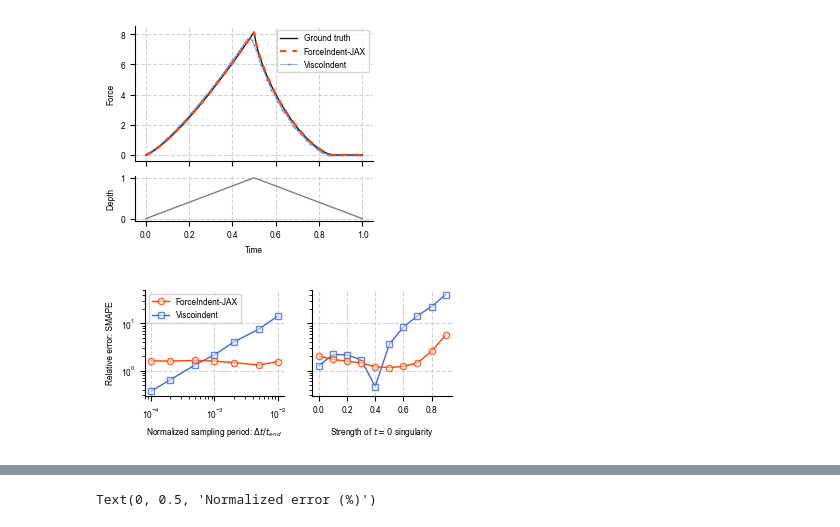
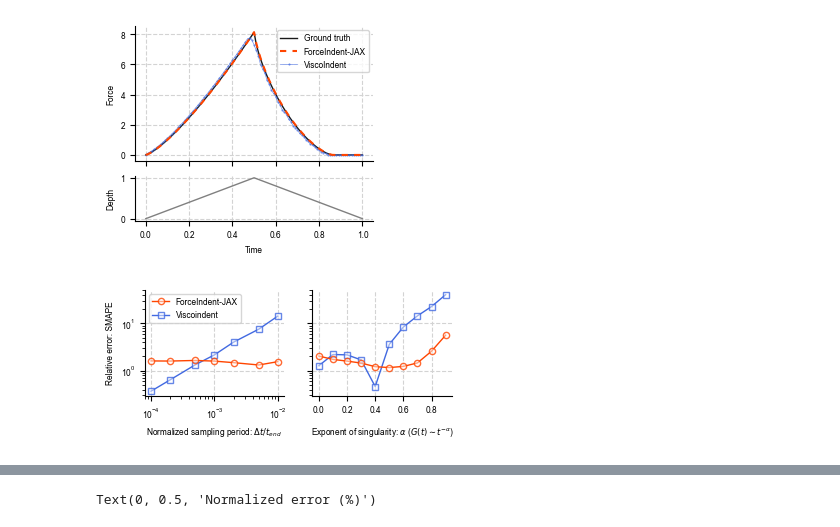
Before and after one commit to Jhko725/NeuralConstitutiveEq.jl, a Jupyter notebook: notebooks/1_framework_benchmarks.ipynb, the cells around one changed output, grey strips where cells are left out. Cells and saved outputs as stored; diff of their text form; code cells hidden in the pictures.

```diff
--- a/notebooks/1_framework_benchmarks.ipynb
+++ b/notebooks/1_framework_benchmarks.ipynb
@@ -214,35 +214,35 @@ connected_scatter_kwargs = {
     "ForceIndent-JAX": dict(
         color="orangered",
         marker="o",
         markersize=4.5,
         linealpha=0.8,
     ),
 }
 
 ax = axes[0]
 for name, y_data in exp_dict["dt"].items():
     ax = connected_scatter(
         ax, dt_array, y_data, label=name, **connected_scatter_kwargs[name]
     )
 
 ax.set_xscale("log", base=10)
 ax.set_yscale("log", base=10)
 ax = ordered_legend(ax, [1, 0])
 ax.set_xlabel(r"Normalized sampling period: $\Delta t/t_{end}$")
 ax.set_ylabel("Relative error: SMAPE")
 
 ax = axes[1]
 for name, y_data in exp_dict["alpha"].items():
     ax = connected_scatter(
         ax, alpha_array, y_data, label=name, **connected_scatter_kwargs[name]
     )
 
-ax.set_xlabel(r"Strength of $t=0$ singularity")
+ax.set_xlabel(r"Exponent of singularity: $\alpha$ ($G(t)\sim t^{-\alpha}$)")
 ax.set_yscale("log", base=10)
 fig.align_xlabels()
 fig.savefig("../figures/fig2-bc.pdf", format="pdf", dpi=1200)
 # %% [output]
-[figure, old version]
+[figure, new version]
 # %%
 ## TODO: figure out the cause of runtimewarnings from Viscoindent
 tip = Spherical(r=1.0)
```
Also changed, not shown: parts of 8 cells of this notebook, 12 other files.
